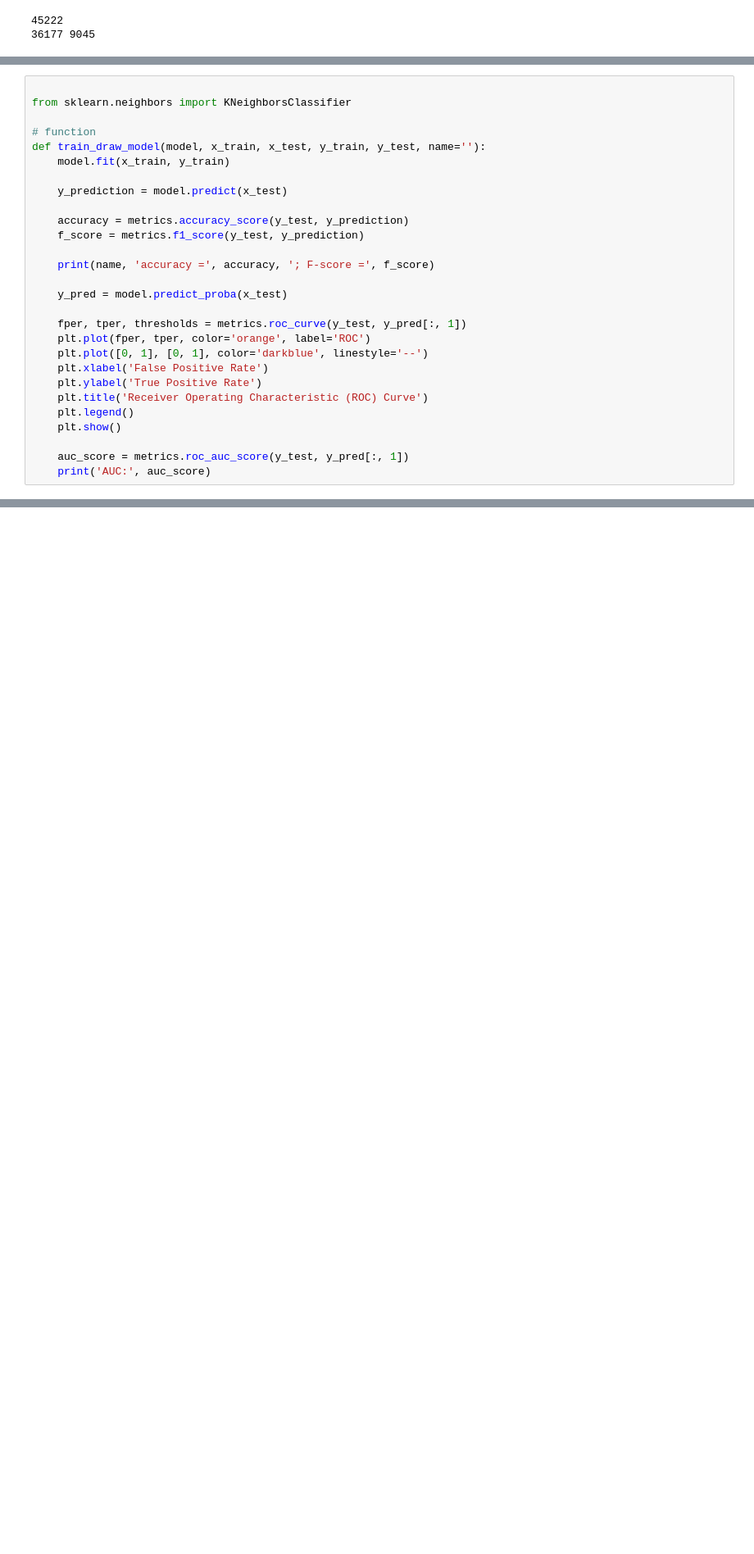
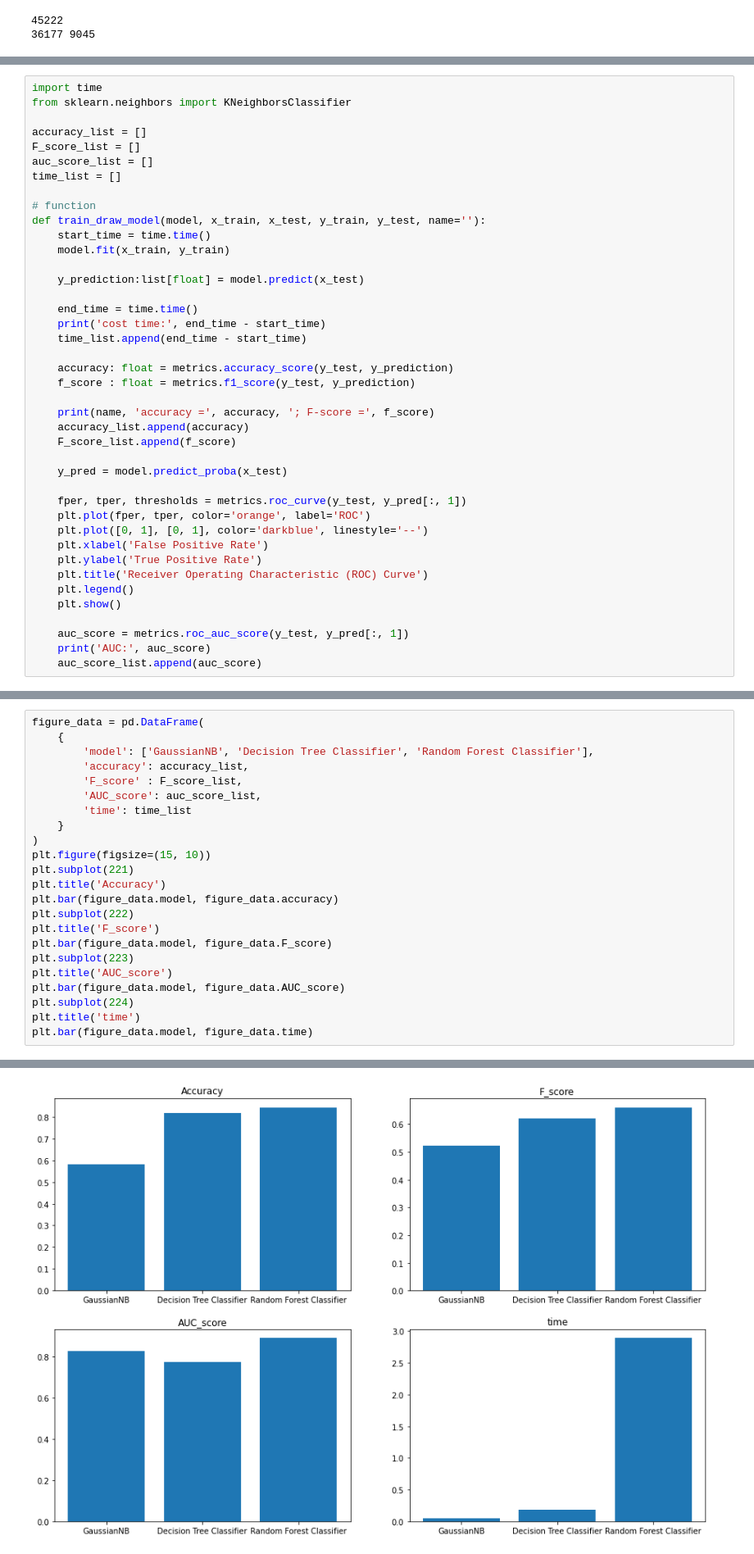
Before and after one commit to inkfin/Machine-Learning-2022F, a Jupyter notebook: Lab2.Preliminary/Lab02_Assignment2.ipynb, the cells around one changed output, grey strips where cells are left out. Shown at 82% size. Drawn from its saved outputs; the diff is of its cells as text; blank space fills up the shorter version.

```diff
--- a/Lab2.Preliminary/Lab02_Assignment2.ipynb
+++ b/Lab2.Preliminary/Lab02_Assignment2.ipynb
@@ -322,19 +336,31 @@ The following are some of the supervised learning models that are currently avai
 - Logistic Regression
 You need choose three of them, draw three ROC curves on the census data, and analyze and compare the them.
 # %%
+import time
+from sklearn.neighbors import KNeighborsClassifier
 
-from sklearn.neighbors import KNeighborsClassifier
+accuracy_list = []
+F_score_list = []
+auc_score_list = []
+time_list = []
 
 # function
 def train_draw_model(model, x_train, x_test, y_train, y_test, name=''):
+    start_time = time.time()
     model.fit(x_train, y_train)
 
-    y_prediction = model.predict(x_test)
+    y_prediction:list[float] = model.predict(x_test)
 
-    accuracy = metrics.accuracy_score(y_test, y_prediction)
-    f_score = metrics.f1_score(y_test, y_prediction)
+    end_time = time.time()
+    print('cost time:', end_time - start_time)
+    time_list.append(end_time - start_time)
+
+    accuracy: float = metrics.accuracy_score(y_test, y_prediction)
+    f_score : float = metrics.f1_score(y_test, y_prediction)
 
     print(name, 'accuracy =', accuracy, '; F-score =', f_score)
+    accuracy_list.append(accuracy)
+    F_score_list.append(f_score)
 
     y_pred = model.predict_proba(x_test)
 
@@ -349,3 +375,4 @@ def train_draw_model(model, x_train, x_test, y_train, y_test, name=''):
 
     auc_score = metrics.roc_auc_score(y_test, y_pred[:, 1])
     print('AUC:', auc_score)
+    auc_score_list.append(auc_score)
@@ -378,0 +427,24 @@ AUC: 0.8879331264669611
+# %%
+figure_data = pd.DataFrame(
+    {
+        'model': ['GaussianNB', 'Decision Tree Classifier', 'Random Forest Classifier'],
+        'accuracy': accuracy_list,
+        'F_score' : F_score_list,
+        'AUC_score': auc_score_list,
+        'time': time_list
+    }
+)
+plt.figure(figsize=(15, 10))
+plt.subplot(221)
+plt.title('Accuracy')
+plt.bar(figure_data.model, figure_data.accuracy)
+plt.subplot(222)
+plt.title('F_score')
+plt.bar(figure_data.model, figure_data.F_score)
+plt.subplot(223)
+plt.title('AUC_score')
+plt.bar(figure_data.model, figure_data.AUC_score)
+plt.subplot(224)
+plt.title('time')
+plt.bar(figure_data.model, figure_data.time)
+# %% [output]
@@ -379,3 +452,4 @@ AUC: 0.8879331264669611
+[figure, added]
 # %% [markdown]
 ### Comparison
 
```
Also changed, not shown: parts of 15 cells of this notebook, 2 other files.
